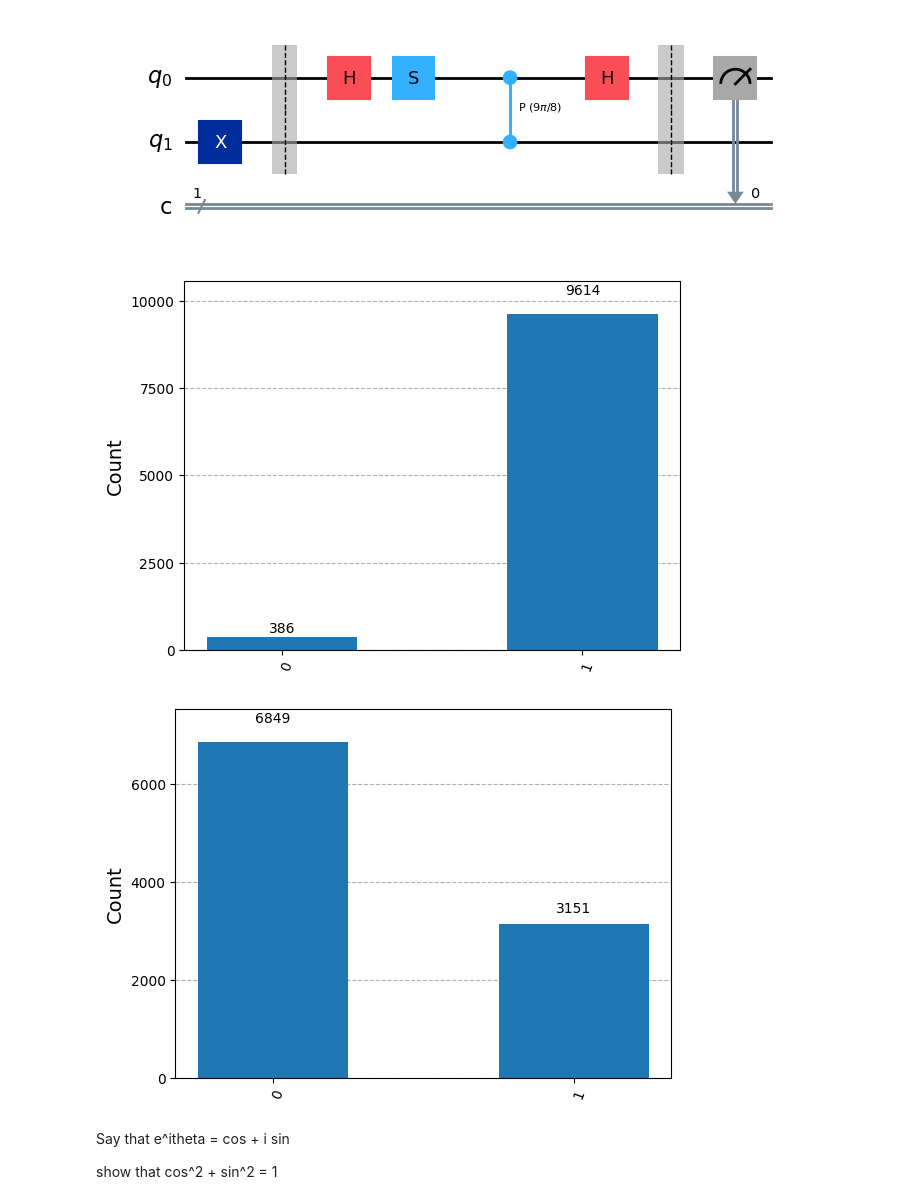
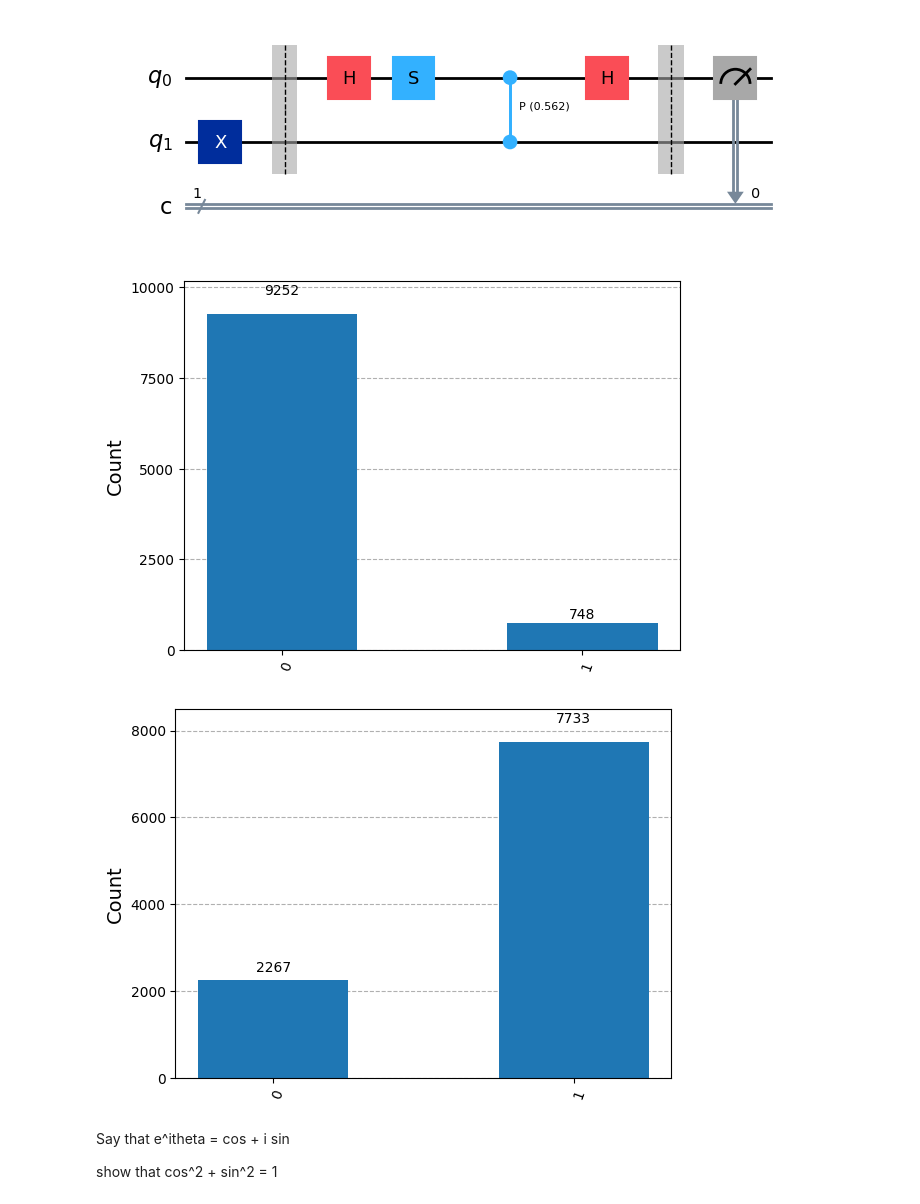
Before and after one commit to paulbruzzi/quantum-linear-algebra, a Jupyter notebook: Hadamard_Test.ipynb, the cells around one changed output. Cells and saved outputs as stored; diff of their text form; code cells hidden in the pictures.

Commit message:
Reinterpreted Phase Angle

```diff
--- a/Hadamard_Test.ipynb
+++ b/Hadamard_Test.ipynb
@@ -68,12 +68,13 @@ need to measure the phase
 # %%
 angle = 0.5625
 # %%
-def recircuit(theta):
+def re_circuit(theta):
     circuit = QuantumCircuit(2,1)
     circuit.x(1)
     circuit.barrier()
     circuit.h(0)
-    circuit.cp(2*pi*theta,0,1)
+    # rotates q0 2*pi*theta radians if q1 is 1
+    circuit.cp(theta,0,1)
     circuit.h(0)
     circuit.barrier()
     circuit.measure(0,0)
@@ -91,7 +93,7 @@ def imcircuit(theta):
     circuit.measure(0,0)
     return circuit
 # %%
-qc = recircuit(angle)
+qc = re_circuit(angle)
 qc.draw("mpl")
 # %% [output]
 [figure]
@@ -105,19 +107,19 @@ backend = BasicSimulator()
 
 num_of_shots = 10000
 
-result = backend.run(qc, shots=num_of_shots).result()
-counts = result.get_counts()
+re_result = backend.run(qc, shots=num_of_shots).result()
+re_counts = re_result.get_counts()
 
-result2 = backend.run(qc2, shots=num_of_shots).result()
-counts2 = result2.get_counts()
+im_result = backend.run(qc2, shots=num_of_shots).result()
+im_counts = im_result.get_counts()
 # %%
-plot_histogram(counts)
+plot_histogram(re_counts)
 # %% [output]
-[figure, old version]
+[figure, new version]
 # %%
-plot_histogram(counts2)
+plot_histogram(im_counts)
 # %% [output]
-[figure, old version]
+[figure, new version]
 # %% [markdown]
 Say that e^itheta = cos + i sin
 
```
Also changed, not shown: parts of 8 cells of this notebook.
